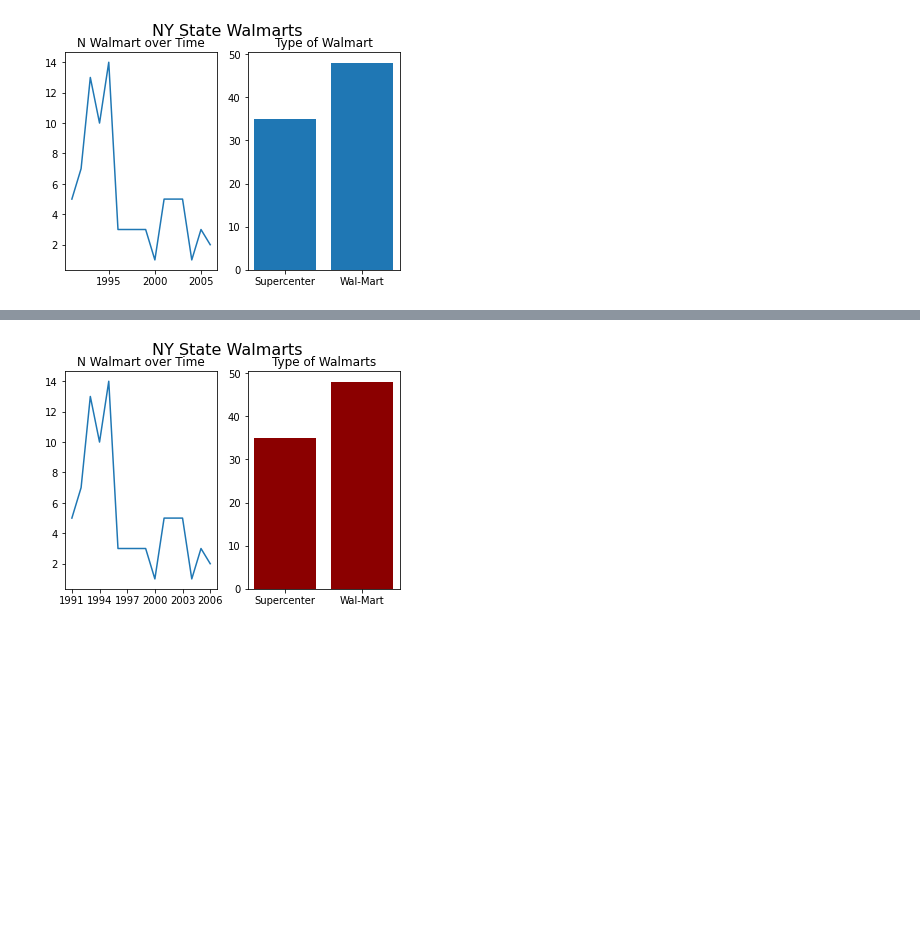
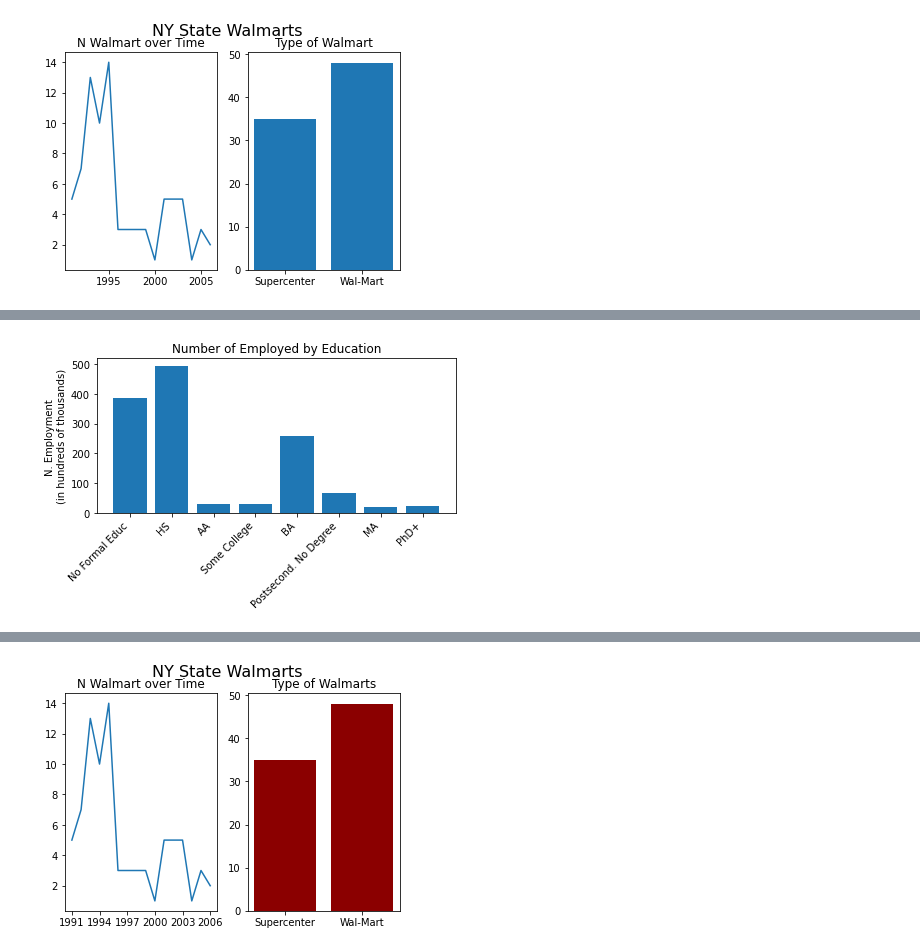
Before and after one commit to somethingabout/Data_Analysis_Python_R, a Jupyter notebook: Becoming a Viz Kid part 2/Lecture 9.ipynb, the cells around one changed output, grey strips where cells are left out. Saved outputs shown, nothing was run; the diff lists cells and outputs as text; code cells hidden in the pictures; blank space fills up the shorter version.

```diff
--- a/Becoming a Viz Kid part 2/Lecture 9.ipynb
+++ b/Becoming a Viz Kid part 2/Lecture 9.ipynb
@@ -248,3 +283,45 @@ plt.show()
+# %%
+#Let's clean this graph up with  A LOT of details
+import numpy as np # we need this to use arrange for tick labels
+
+# The numbers are super large for number employed. So, let's just divide by a million to make it easier (also good to do for regressions)
+# emp['numbEmployed'] = emp['numbEmployed']/100000
+
+#let's get a list of education categories
+educ = emp['education'].unique()
+
+#I will sort values so that they display in the way I would like
+#(ie I want this to be displayed from low educ to highest educ)
+
+#first, create a dictionary of the name of the ticks you want and their placement (recall 0 indexing)
+custom_dict = {'No formal educational credential':0, 'High school diploma or equivalent':1,"Associate's degree":2,
+'Some college, no degree':3, "Bachelor's degree":4,'Postsecondary nondegree award':5,"Master's degree":6,
+               'Doctoral or professional degree':7}
+
+# sort the values by this specific dictionary in our dataframe for our graph
+emp = emp.sort_values(by=['education'], key=lambda x: x.map(custom_dict))
+
+#base of the graph
+fig  = plt.figure()
+plt.bar(emp['education'],emp['numbEmployed'])
+
+#details
+plt.ticklabel_format(axis = 'y',style = 'plain') # we specify the axis and the style
+plt.xticks(np.arange(len(educ)), ['No Formal Educ', 'HS', 'AA', 'Some College', 'BA', 'Postsecond. No Degree', 'MA', 'PhD+'], rotation = 45, ha ='right')
+#I'm using the length of educaiton to define how many ticks there are
+#I'm going to specify the ticks - MUST BE IN CORRECT ORDER, YOU ARE OVERIDING ORIGINAL TICKS
+# rotating the ticks so that it's more easily visible
+# I am using the ha option right to get everything aligned correctly.
+
+plt.ylabel('N. Employment \n(in hundreds of thousands)') # setting the label (\n makes it on the next line)
+plt.title('Number of Employed by Education')
+fig.tight_layout() # automatic adjustment of figure size
+plt.show()
+
+
+# voi-la! Clean and pretty graph.
+# %% [output]
+[figure, added]
 # %% [markdown]
 ## Saving Figures
 
```
Also changed, not shown: parts of 8 cells of this notebook, 2 other files.
